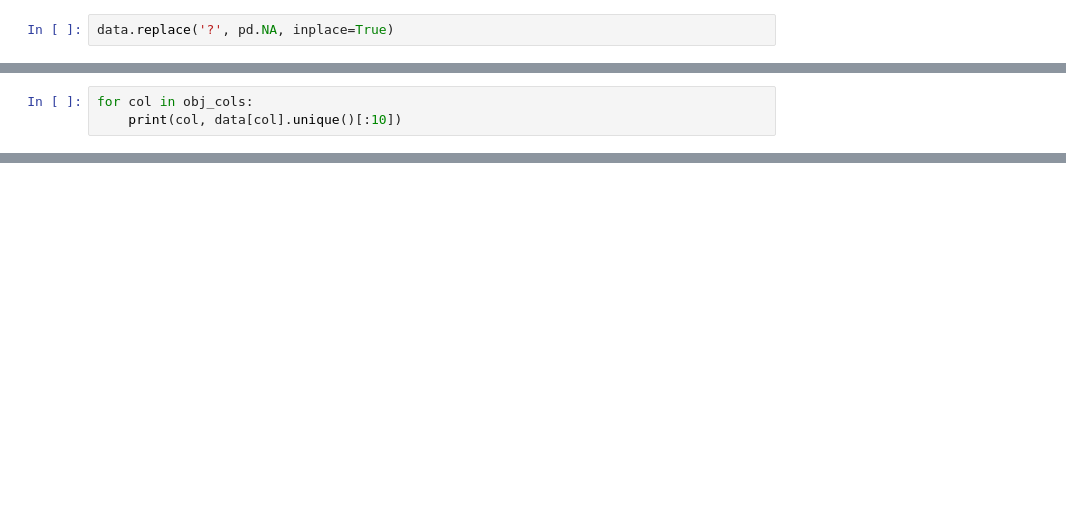
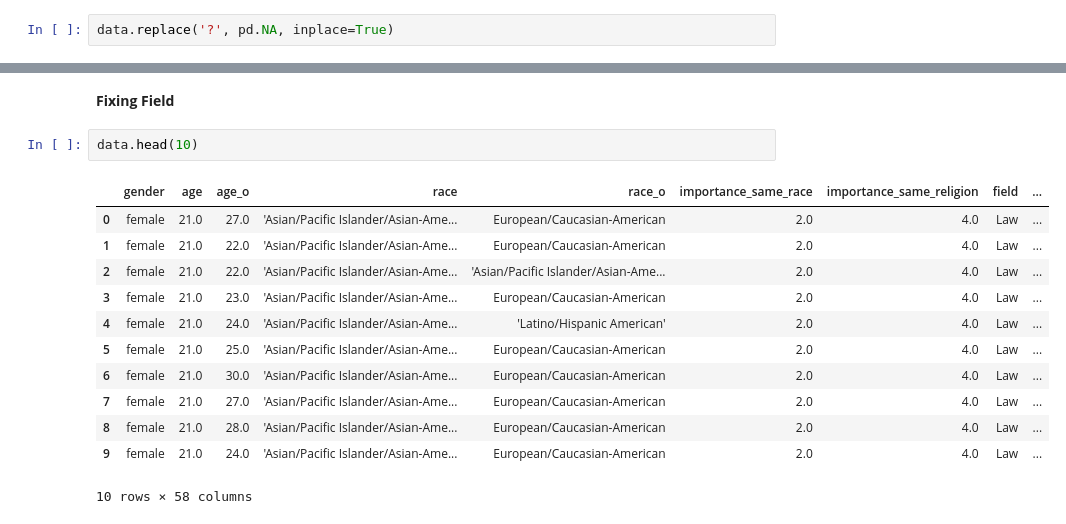
Before and after one commit to LucasEspitia/speedDating, a Jupyter notebook: Lucas.ipynb, the cells around one changed output, grey strips where cells are left out. Cells and saved outputs as stored; diff of their text form; blank space fills up the shorter version.

```diff
--- a/Lucas.ipynb
+++ b/Lucas.ipynb
@@ -156,3 +244,0 @@ data.describe()
-# %%
-for col in obj_cols:
-    print(col, data[col].unique()[:10])
@@ -192,0 +350,17 @@ data.shape[0] - data.dropna().shape[0]
+# %% [markdown]
+**Fixing Field**
+# %%
+data.head(10)
+# %% [output]
+|  | gender | age | age_o | race | race_o | importance_same_race | importance_same_religion | field | ... |
+| 0 | female | 21.0 | 27.0 | 'Asian/Pacific Islander/Asian-Ame... | European/Caucasian-American | 2.0 | 4.0 | Law | ... |
+| 1 | female | 21.0 | 22.0 | 'Asian/Pacific Islander/Asian-Ame... | European/Caucasian-American | 2.0 | 4.0 | Law | ... |
+| 2 | female | 21.0 | 22.0 | 'Asian/Pacific Islander/Asian-Ame... | 'Asian/Pacific Islander/Asian-Ame... | 2.0 | 4.0 | Law | ... |
+| 3 | female | 21.0 | 23.0 | 'Asian/Pacific Islander/Asian-Ame... | European/Caucasian-American | 2.0 | 4.0 | Law | ... |
+| 4 | female | 21.0 | 24.0 | 'Asian/Pacific Islander/Asian-Ame... | 'Latino/Hispanic American' | 2.0 | 4.0 | Law | ... |
+| 5 | female | 21.0 | 25.0 | 'Asian/Pacific Islander/Asian-Ame... | European/Caucasian-American | 2.0 | 4.0 | Law | ... |
+| 6 | female | 21.0 | 30.0 | 'Asian/Pacific Islander/Asian-Ame... | European/Caucasian-American | 2.0 | 4.0 | Law | ... |
+| 7 | female | 21.0 | 27.0 | 'Asian/Pacific Islander/Asian-Ame... | European/Caucasian-American | 2.0 | 4.0 | Law | ... |
+| 8 | female | 21.0 | 28.0 | 'Asian/Pacific Islander/Asian-Ame... | European/Caucasian-American | 2.0 | 4.0 | Law | ... |
+| 9 | female | 21.0 | 24.0 | 'Asian/Pacific Islander/Asian-Ame... | European/Caucasian-American | 2.0 | 4.0 | Law | ... |
+10 rows × 58 columns
```
Also changed, not shown: parts of 29 cells of this notebook.
